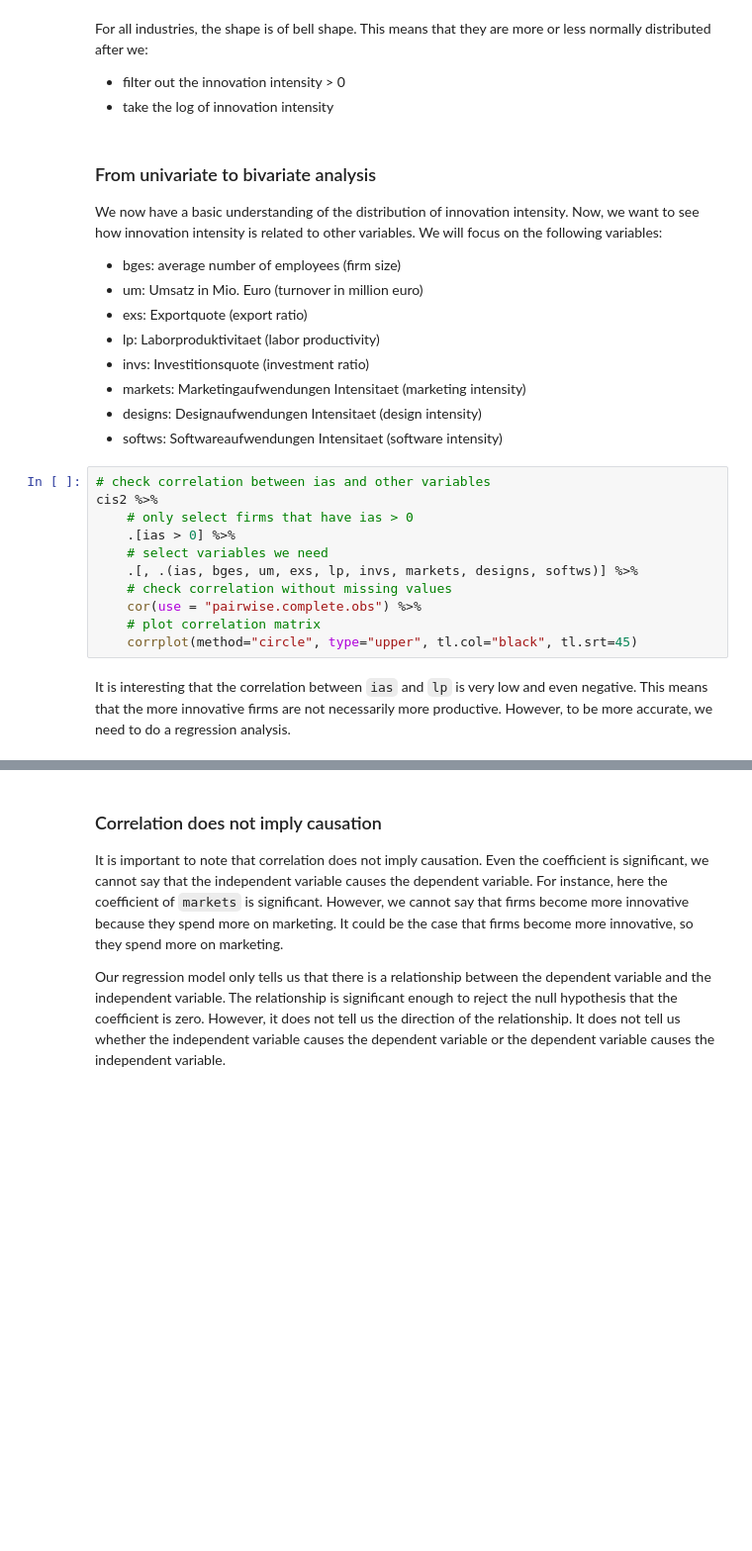
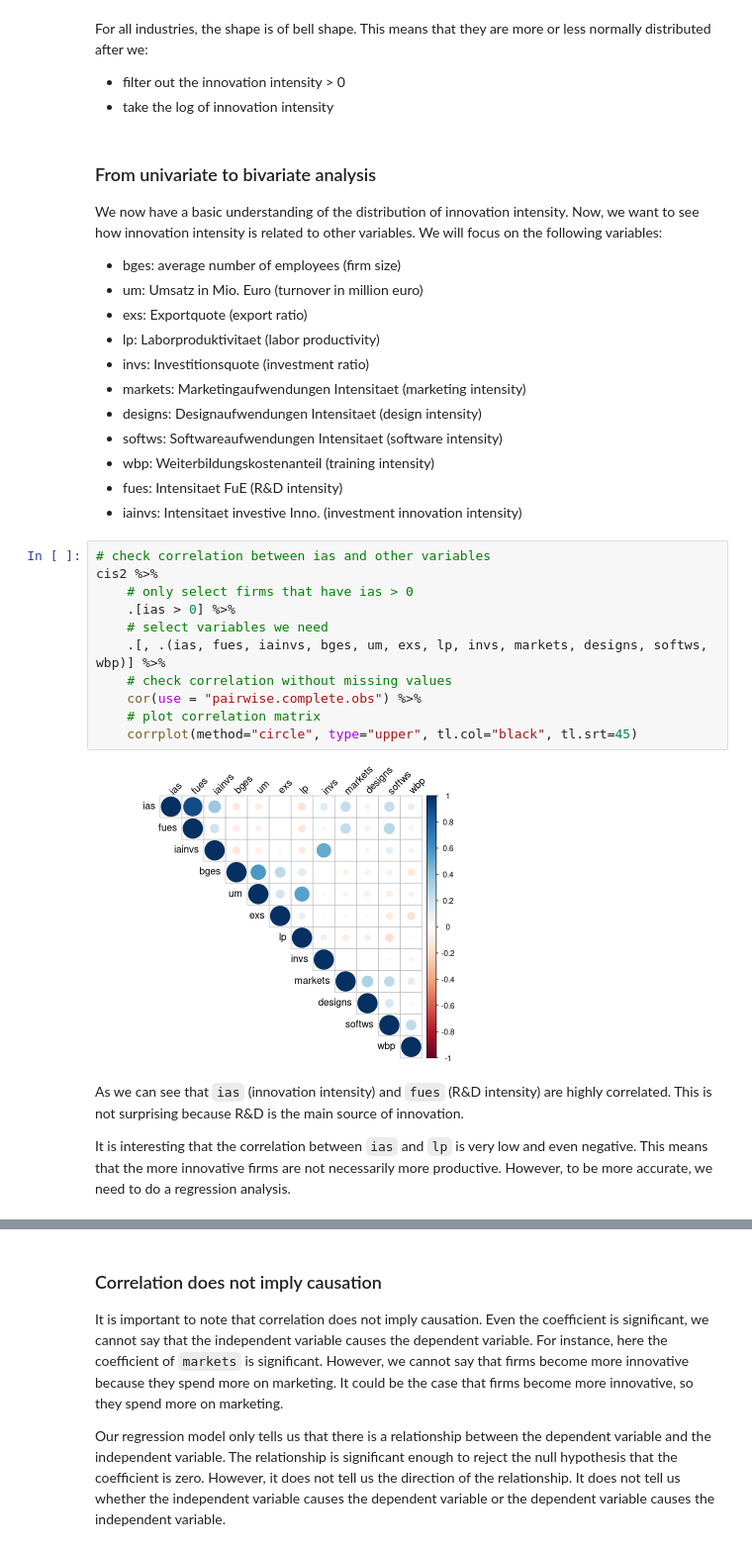
Before and after one commit to oceanumeric/data-science-go-small, a Jupyter notebook: all-in-one-for-the-exam/all-in-one.ipynb, the cells around one changed output, grey strips where cells are left out. Shown: that part at 99% size. Drawn from its saved outputs; the diff is of its cells as text; blank space fills up the shorter version.

```diff
--- a/all-in-one-for-the-exam/all-in-one.ipynb
+++ b/all-in-one-for-the-exam/all-in-one.ipynb
@@ -785,18 +806,27 @@ We now have a basic understanding of the distribution of innovation intensity. N
 - markets:  Marketingaufwendungen Intensitaet (marketing intensity)
 - designs: Designaufwendungen Intensitaet (design intensity)
 - softws: Softwareaufwendungen Intensitaet (software intensity)
+- wbp: Weiterbildungskostenanteil (training intensity)
+- fues:  Intensitaet FuE (R&D intensity)
+- iainvs: Intensitaet investive Inno. (investment innovation intensity)
 # %%
 # check correlation between ias and other variables
 cis2 %>%
     # only select firms that have ias > 0
     .[ias > 0] %>%
     # select variables we need
-    .[, .(ias, bges, um, exs, lp, invs, markets, designs, softws)] %>%
+    .[, .(ias, fues, iainvs, bges, um, exs, lp, invs, markets, designs, softws, wbp)] %>%
     # check correlation without missing values
     cor(use = "pairwise.complete.obs") %>%
     # plot correlation matrix
     corrplot(method="circle", type="upper", tl.col="black", tl.srt=45)
+# %% [output]
+[figure, added]
 # %% [markdown]
+
+As we can see that `ias` (innovation intensity) and `fues` (R&D intensity) are highly correlated. This is not surprising because R&D is the main source of innovation.
+
+
 It is interesting that the correlation between `ias` and `lp` is very low and even
 negative. This means that the more innovative firms are not necessarily more productive.
 However, to be more accurate, we need to do a regression analysis.
```
Also changed, not shown: parts of 32 cells of this notebook.
